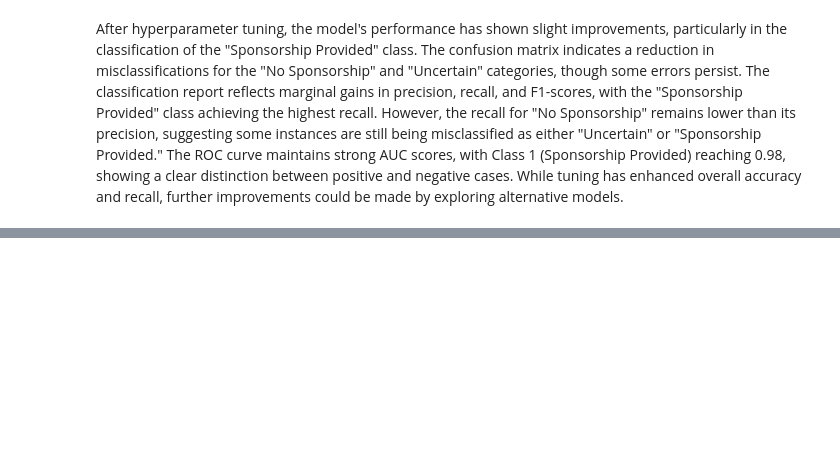
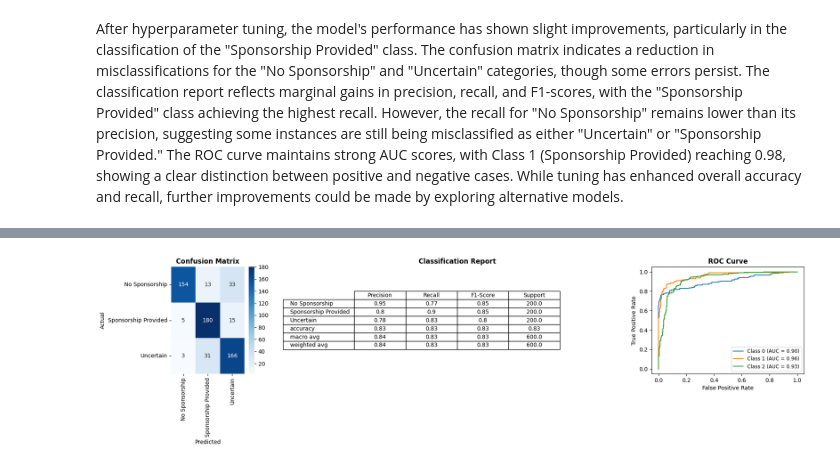
Before and after one commit to rsgGit/job-search, a Jupyter notebook: notebooks/text_classification_model.ipynb, the cells around one changed output, grey strips where cells are left out. Cells and saved outputs as stored; diff of their text form; code cells hidden in the pictures; blank space fills up the shorter version.

```diff
--- a/notebooks/text_classification_model.ipynb
+++ b/notebooks/text_classification_model.ipynb
@@ -212,0 +266,9 @@ After hyperparameter tuning, the model's performance has shown slight improvemen
+# %%
+rf_model = RandomForestClassifier(n_estimators=100, max_depth=10, random_state=42)
+rf_model.fit(x_train, y_train)
+rf_y_pred = rf_model.predict(x_test)
+rf_y_scores = rf_model.predict_proba(x_test)
+# %%
+display_results(rf_y_scores, y_test, rf_y_pred)
+# %% [output]
+[figure, added]
```
Also changed, not shown: parts of 14 cells of this notebook.
